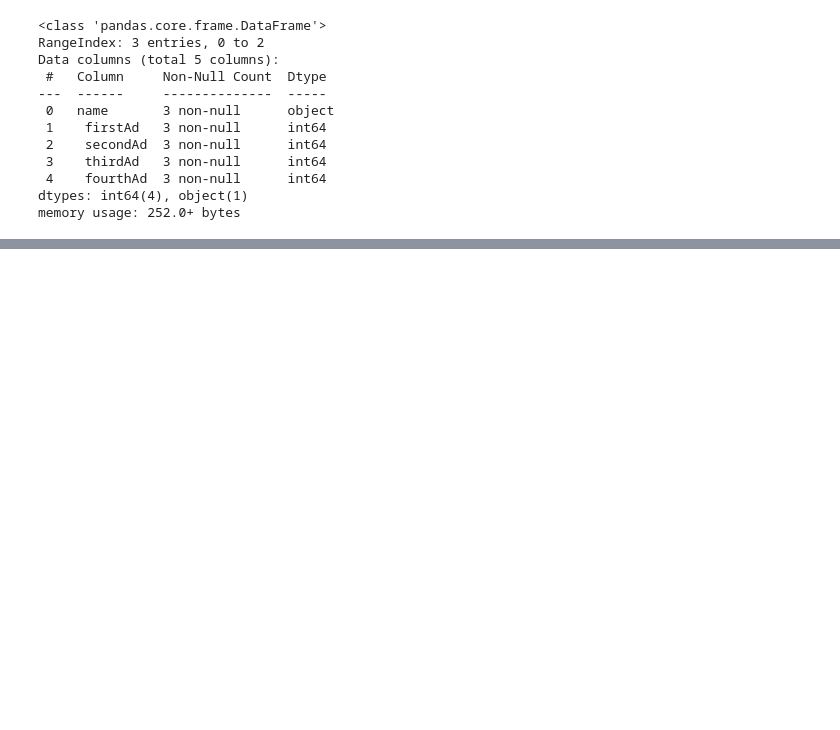
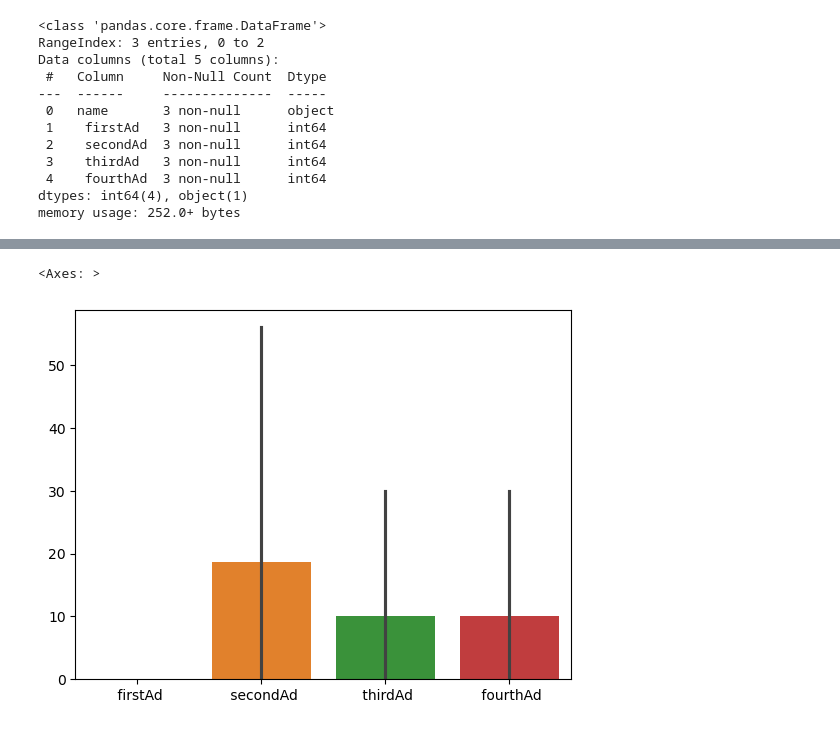
Before and after one commit to masorol/CGS4321Project, a Jupyter notebook: start.ipynb, the cells around one changed output, grey strips where cells are left out. Drawn from its saved outputs; the diff is of its cells as text; code cells hidden in the pictures; blank space fills up the shorter version.

```diff
--- a/start.ipynb
+++ b/start.ipynb
@@ -61,0 +70,5 @@ data = data.drop(["secondAd_prop"])
+# %%
+sns.barplot(data_sub, )
+# %% [output]
+<Axes: >
+[figure, added]
```
Also changed, not shown: parts of 8 cells of this notebook.
